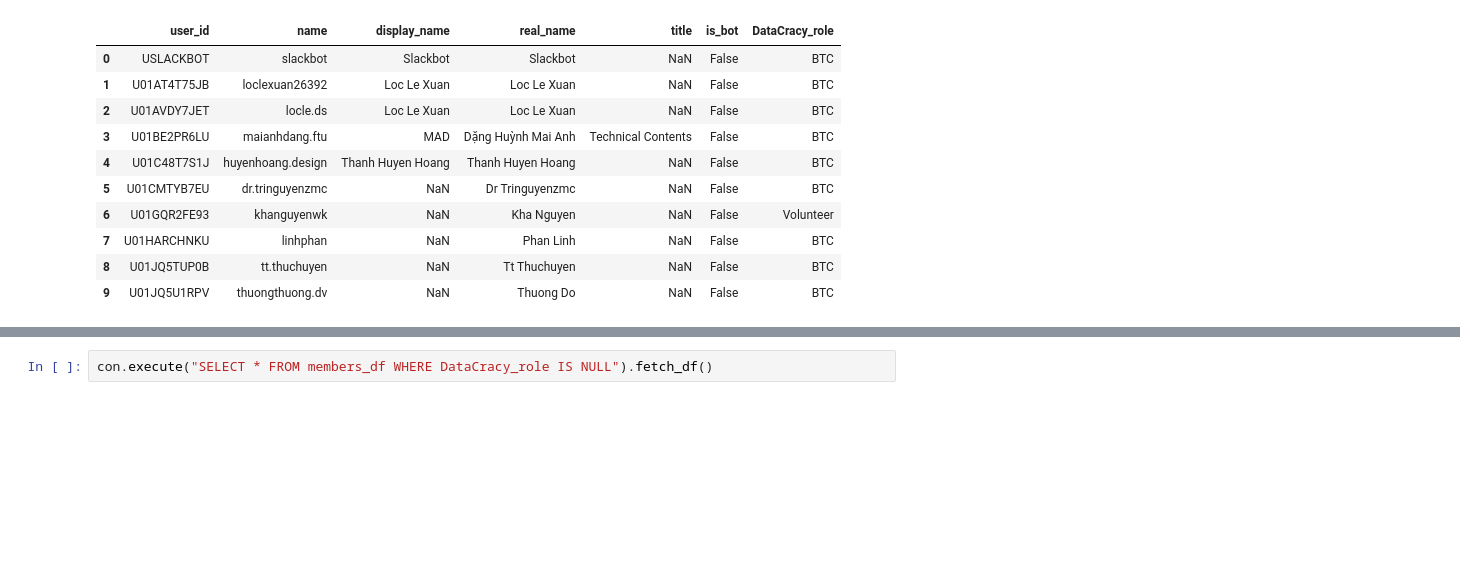
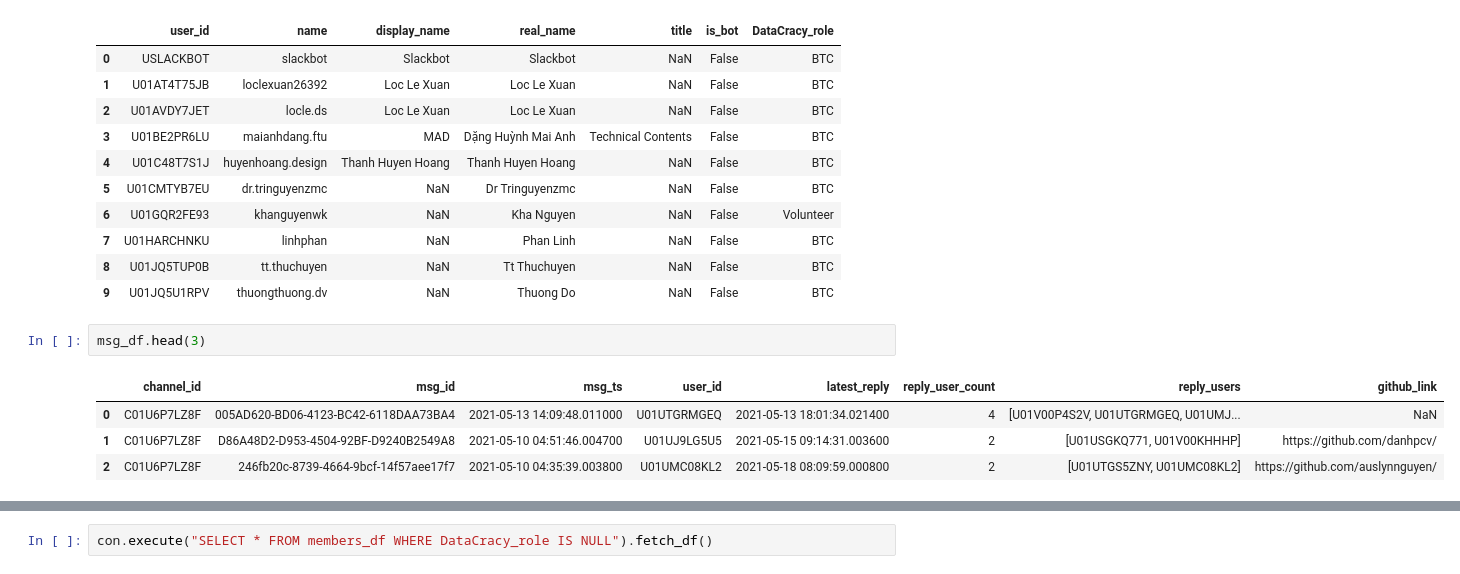
Before and after one commit to Ha-Huynh-Anh/atom-assignments, a Jupyter notebook: assignment_4/home_assignment_4.ipynb, the cells around one changed output, grey strips where cells are left out. Drawn from its saved outputs; the diff is of its cells as text; blank space fills up the shorter version.

```diff
--- a/assignment_4/home_assignment_4.ipynb
+++ b/assignment_4/home_assignment_4.ipynb
@@ -649,3 +649,10 @@ con.execute("SELECT * FROM members_df LIMIT 10").fetch_df() # -> In 10 dòng đ
 | 7 | U01HARCHNKU | linhphan | NaN | Phan Linh | NaN | False | BTC |
 | 8 | U01JQ5TUP0B | tt.thuchuyen | NaN | Tt Thuchuyen | NaN | False | BTC |
 | 9 | U01JQ5U1RPV | thuongthuong.dv | NaN | Thuong Do | NaN | False | BTC |
+# %%
+msg_df.head(3)
+# %% [output]
+|  | channel_id | msg_id | msg_ts | user_id | latest_reply | reply_user_count | reply_users | github_link |
+| 0 | C01U6P7LZ8F | 005AD620-BD06-4123-BC42-6118DAA73BA4 | 2021-05-13 14:09:48.011000 | U01UTGRMGEQ | 2021-05-13 18:01:34.021400 | 4 | [U01V00P4S2V, U01UTGRMGEQ, U01UMJ... | NaN |
+| 1 | C01U6P7LZ8F | D86A48D2-D953-4504-92BF-D9240B2549A8 | 2021-05-10 04:51:46.004700 | U01UJ9LG5U5 | 2021-05-15 09:14:31.003600 | 2 | [U01USGKQ771, U01V00KHHHP] | https://github.com/danhpcv/ |
+| 2 | C01U6P7LZ8F | 246fb20c-8739-4664-9bcf-14f57aee17f7 | 2021-05-10 04:35:39.003800 | U01UMC08KL2 | 2021-05-18 08:09:59.000800 | 2 | [U01UTGS5ZNY, U01UMC08KL2] | https://github.com/auslynnguyen/ |
```
Also changed, not shown: parts of 18 cells of this notebook.
